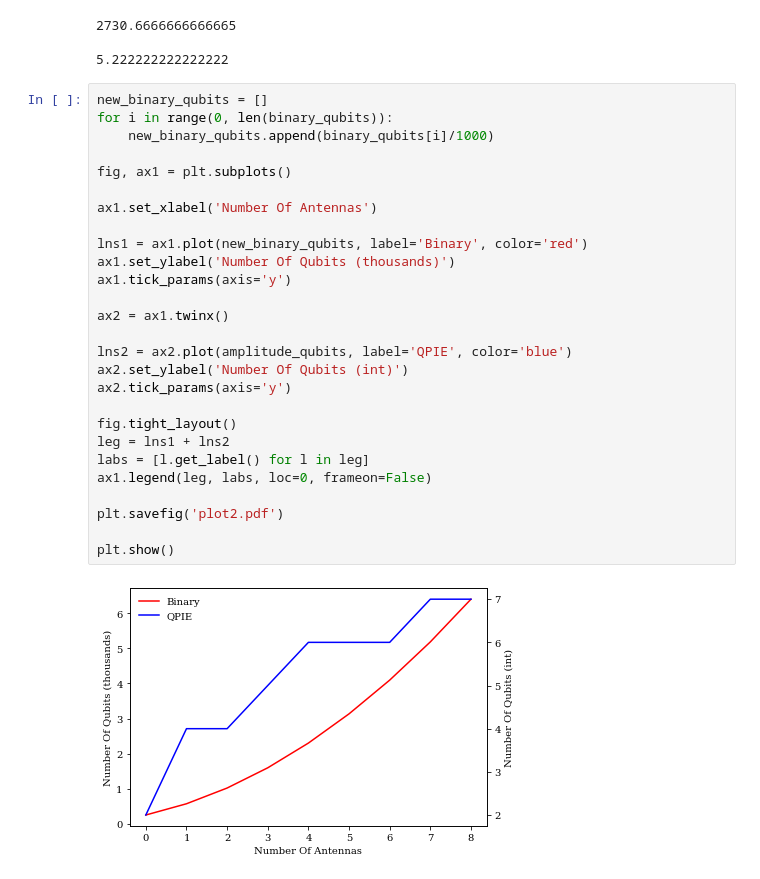
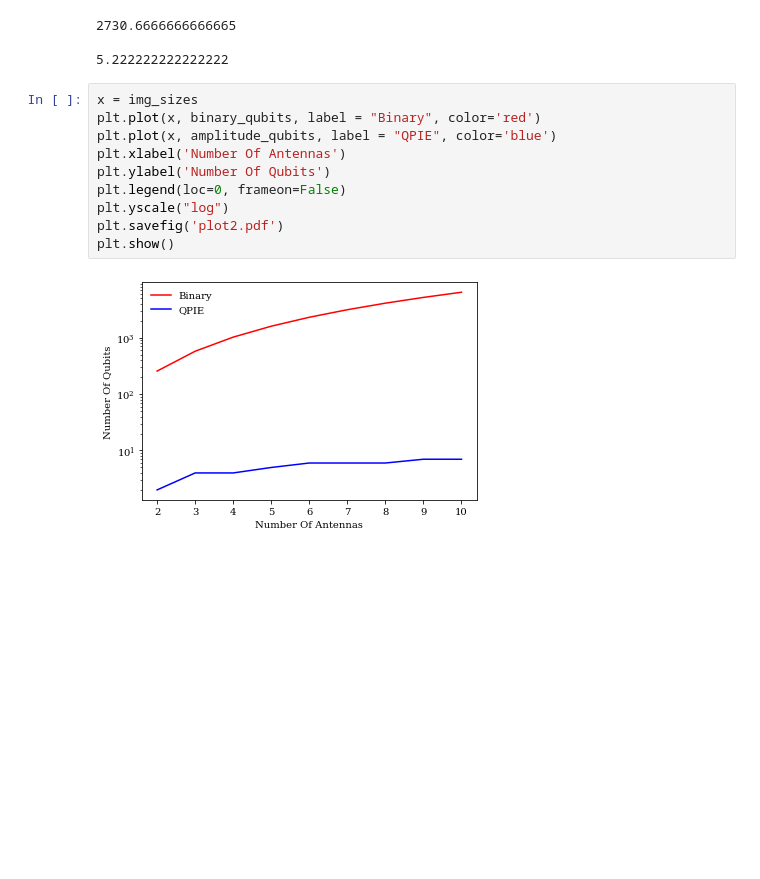
Before and after one commit to QuantumRadioAstronomy/visibility_repr, a Jupyter notebook: IFT/IFT_experiments.ipynb, the cells around one changed output. Cells and saved outputs as stored; diff of their text form; blank space fills up the shorter version.

```diff
--- a/IFT/IFT_experiments.ipynb
+++ b/IFT/IFT_experiments.ipynb
@@ -269,32 +269,15 @@ print(amplitude_qubits_mean)
 2730.6666666666665
 
 5.222222222222222
-# %%
-new_binary_qubits = []
-for i in range(0, len(binary_qubits)):
-    new_binary_qubits.append(binary_qubits[i]/1000)
-
-fig, ax1 = plt.subplots()
-
-ax1.set_xlabel('Number Of Antennas')
-
-lns1 = ax1.plot(new_binary_qubits, label='Binary', color='red')
-ax1.set_ylabel('Number Of Qubits (thousands)')
-ax1.tick_params(axis='y')
-
-ax2 = ax1.twinx()
-
-lns2 = ax2.plot(amplitude_qubits, label='QPIE', color='blue')
-ax2.set_ylabel('Number Of Qubits (int)')
-ax2.tick_params(axis='y')
-
-fig.tight_layout()
-leg = lns1 + lns2
-labs = [l.get_label() for l in leg]
-ax1.legend(leg, labs, loc=0, frameon=False)
-
-plt.savefig('plot2.pdf')
-
-plt.show()
-# %% [output]
-[figure, removed]
+# %%
+x = img_sizes
+plt.plot(x, binary_qubits, label = "Binary", color='red')
+plt.plot(x, amplitude_qubits, label = "QPIE", color='blue')
+plt.xlabel('Number Of Antennas')
+plt.ylabel('Number Of Qubits')
+plt.legend(loc=0, frameon=False)
+plt.yscale("log")
+plt.savefig('plot2.pdf')
+plt.show()
+# %% [output]
+[figure, added]
```
Also changed, not shown: parts of 5 cells of this notebook, 2 other files.
